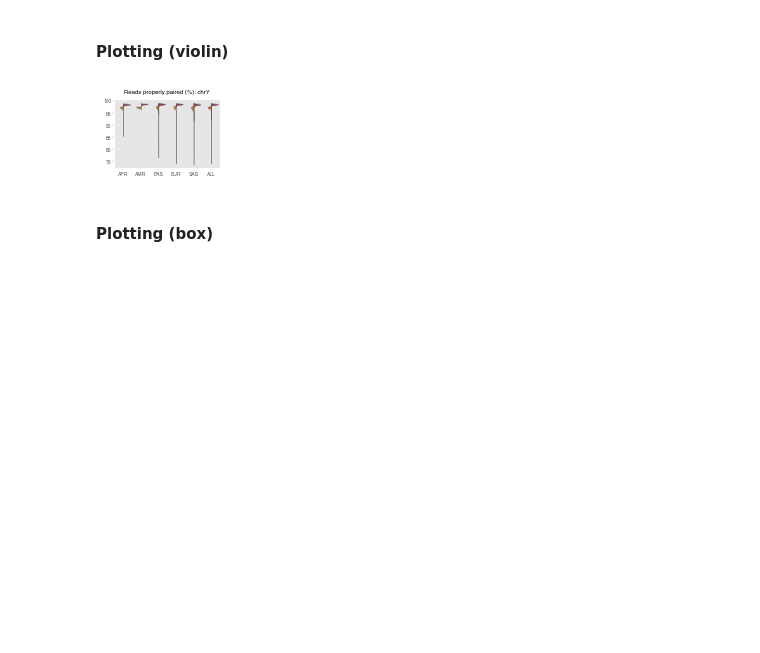
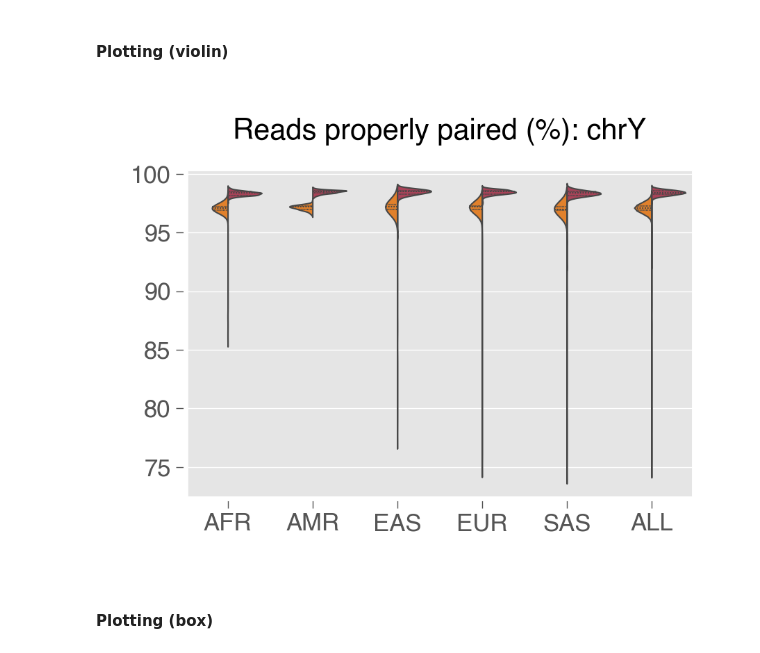
Before and after one commit to schatzlab/t2t-chm13-chry, a Jupyter notebook: 1KGP_alignment_variant_calling_analysis/1KGP_CHM13v2_analysis.ipynb, the cells around one changed output. Drawn from its saved outputs; the diff is of its cells as text; code cells hidden in the pictures; blank space fills up the shorter version.

```diff
--- a/1KGP_alignment_variant_calling_analysis/1KGP_CHM13v2_analysis.ipynb
+++ b/1KGP_alignment_variant_calling_analysis/1KGP_CHM13v2_analysis.ipynb
@@ -223,23 +226,26 @@ CHM13v2 - CHM13v1 stddev percentage of properly paired reads (%): 1.416508783280
 # %% [markdown]
 #### Plotting (violin)
 # %%
-ax = sns.violinplot(x = "Superpopulation",
-                    y = 'percentage of properly paired reads (%)',
-                    hue="ref",
-                    order=['AFR', 'AMR', 'EAS', 'EUR', 'SAS', 'ALL'],
-                    palette=genome_palette,
-                    data=full_cramstats_df,
-                    split=True,
-                    inner="quartile")
+fig, ax = plt.subplots()
+sns.violinplot(x = "Superpopulation",
+               y = 'percentage of properly paired reads (%)',
+               hue="ref",
+               order=['AFR', 'AMR', 'EAS', 'EUR', 'SAS', 'ALL'],
+               palette=genome_palette,
+               data=full_cramstats_df,
+               split=True,
+               inner="quartile",
+               ax=ax)
 
 ax.set_title('Reads properly paired (%): chrY')
 ax.set_ylabel('')
 ax.set_xlabel('')
 ax.legend_.remove()
-plt.savefig(f'{figDir}/chrY.pct_reads_prop_paired.violin.all.unrelated.pdf')
-plt.show()
+fig.savefig(f'{figDir}/chrY.pct_reads_prop_paired.violin.all.unrelated.pdf')
+fig.set_dpi(500)
+fig.show()
 # %% [output]
-[figure, old version]
+[figure, new version]
 # %% [markdown]
 #### Plotting (box)
 # %%
```
Also changed, not shown: parts of 8 cells of this notebook.
